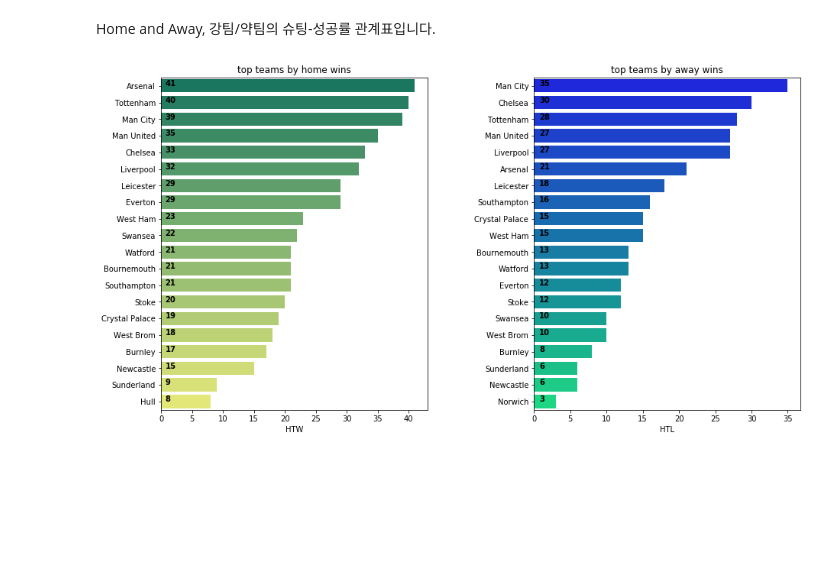
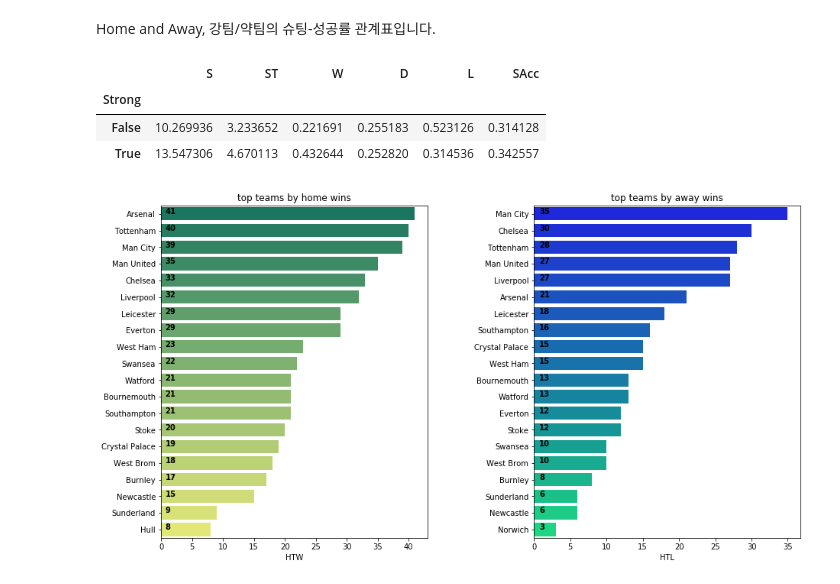
Before and after one commit to sunghoonhong/foot-ball-analysis, a Jupyter notebook: Untitled1.ipynb, the cells around one changed output. Cells and saved outputs as stored; diff of their text form; code cells hidden in the pictures; blank space fills up the shorter version.

```diff
--- a/Untitled1.ipynb
+++ b/Untitled1.ipynb
@@ -133,6 +231,15 @@ plt.show()
 [figure]
 # %% [markdown]
 Home and Away, 강팀/약팀의 슈팅-성공률 관계표입니다.
+# %%
+groups = teamDf.groupby(teamDf["Strong"])
+strongDf = groups.mean()
+strongDf
+# %% [output]
+|  | S | ST | W | D | L | SAcc |
+| Strong |  |  |  |  |  |  |
+| False | 10.269936 | 3.233652 | 0.221691 | 0.255183 | 0.523126 | 0.314128 |
+| True | 13.547306 | 4.670113 | 0.432644 | 0.252820 | 0.314536 | 0.342557 |
 # %%
 ht = df.groupby("HomeTeam")["HTW"].sum().reset_index()
 at = df.groupby("AwayTeam")["HTL"].sum().reset_index()
```
Also changed, not shown: parts of 7 cells of this notebook.
